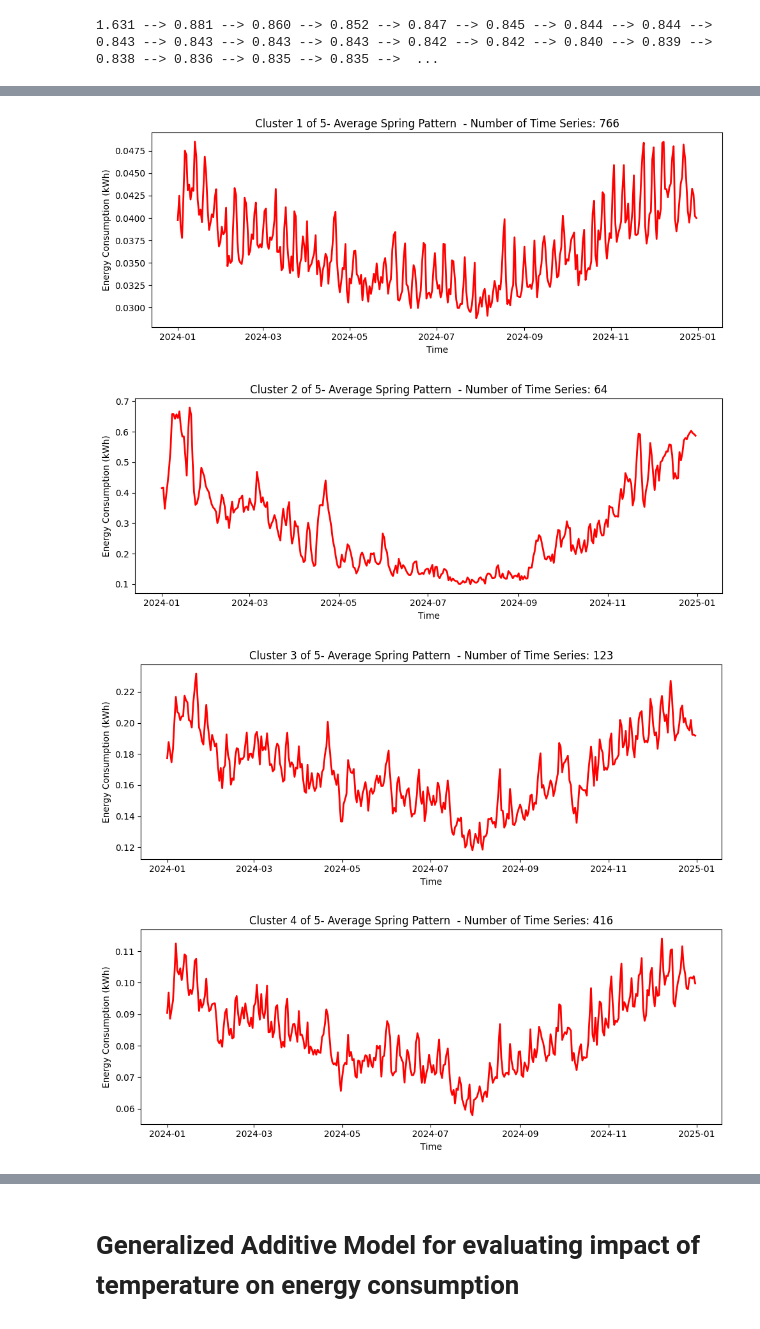
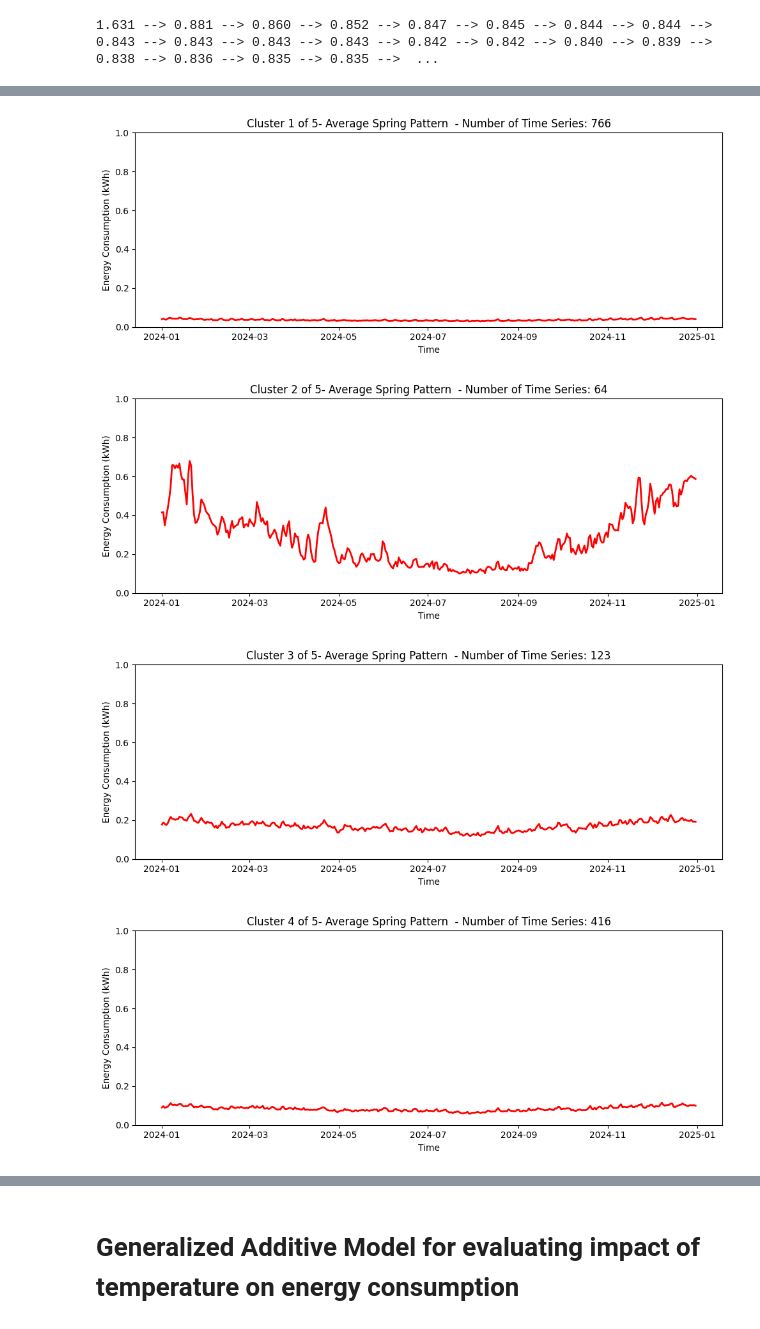
Before and after one commit to jasigrist/Customer_Segmentation_Lantern, a Jupyter notebook: KMeans_Clustering/Day_averaged_clustering.ipynb, the cells around one changed output, grey strips where cells are left out. Drawn from its saved outputs; the diff is of its cells as text; code cells hidden in the pictures.

```diff
--- a/KMeans_Clustering/Day_averaged_clustering.ipynb
+++ b/KMeans_Clustering/Day_averaged_clustering.ipynb
@@ -110,4 +124,6 @@ Shape of the 3D array: (1464, 366, 1)
 # %%
 validation(train_data)
+
+optimize_kmeans(train_data)
 # %% [output]
 [figure]
@@ -119,30 +154,3 @@ kmeans = TimeSeriesKMeans(n_clusters=n_clusters,max_iter=max_iterations, verbose
 clusters_train = kmeans.fit_predict(train_data)
 # %% [output]
 1.631 --> 0.881 --> 0.860 --> 0.852 --> 0.847 --> 0.845 --> 0.844 --> 0.844 --> 0.843 --> 0.843 --> 0.843 --> 0.843 --> 0.842 --> 0.842 --> 0.840 --> 0.839 --> 0.838 --> 0.836 --> 0.835 --> 0.835 -->  ...
-# %%
-#Saving the cluster_indices
-
-# Initialize an empty list to store individual DataFrames for each cluster
-cluster_dataframes = []
-
-for cluster_idx in range(n_clusters):
-    # Get all indices in this cluster
-    cluster_indices = np.where(clusters_train == cluster_idx)[0]
-
-    # Create a Polars DataFrame for the current cluster's indices
-    cluster_df = pl.DataFrame({
-        "cluster": pl.Series([cluster_idx + 1] * len(cluster_indices)),
-        "index": pl.Series(cluster_indices)
-    })
-
-    # Append this cluster DataFrame to the list
-    cluster_dataframes.append(cluster_df)
-
-# Concatenate all cluster DataFrames into one
-cluster_indices_df = pl.concat(cluster_dataframes)
-
-# Print the DataFrame to verify
-print("\nCluster Indices DataFrame:")
-print(cluster_indices_df.head())
-
-cluster_indices_df.write_csv("/Users/jansigrist/Documents/SP/Customer_Segmentation_Lantern/Results/day_avg_clustering.csv")
@@ -163,29 +241,30 @@ shape: (5, 2)
 # %%
 save = 0 #if you want to save the plots save = 1 and add path
 plot_range = timestamp_range
 for cluster_idx in range(n_clusters):
     # Get all time series in this cluster
     cluster_data = train_data[clusters_train == cluster_idx]
     cluster_indices = np.where(clusters_train == cluster_idx)[0]
 
     # Calculate the mean time series for the cluster
     mean_time_series = np.mean(cluster_data, axis=0)
 
     # Plot the mean time series
     plt.figure(figsize=(10, 4))
 
     plt.plot(plot_range, mean_time_series.ravel(), linewidth =2, color='red' )
     cluster_no = cluster_idx+1
     plt.title(f"Cluster {cluster_no} of {n_clusters}- Average Spring Pattern  - Number of Time Series: {len(cluster_indices)}")
     plt.xlabel("Time")
     plt.ylabel("Energy Consumption (kWh)")
     plt.xticks()
+    plt.ylim(0,1)
     plt.tight_layout()
     #plt.legend()
     #plt.legend(loc='upper left', bbox_to_anchor=(1, 1))
     plt.show()
 # %% [output]
-[figure, old version]
+[figure, new version]
-[figure, old version]
+[figure, new version]
-[figure, old version]
+[figure, new version]
-[figure, old version]
+[figure, new version]
```
Also changed, not shown: parts of 10 cells of this notebook, 10 other files.
